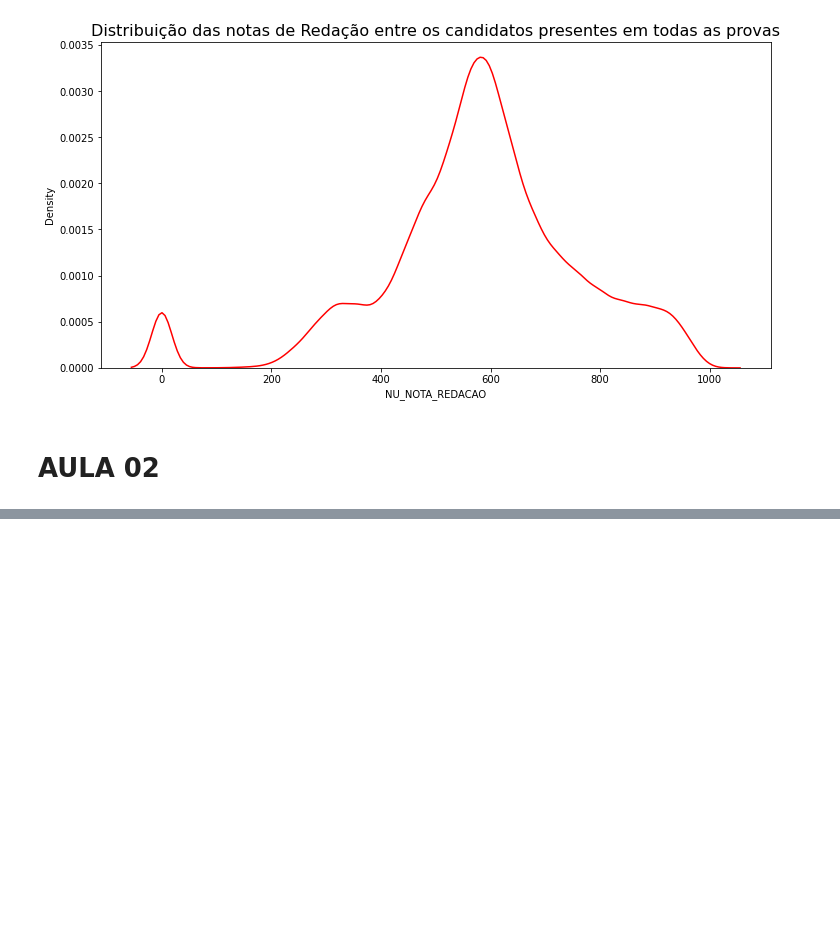
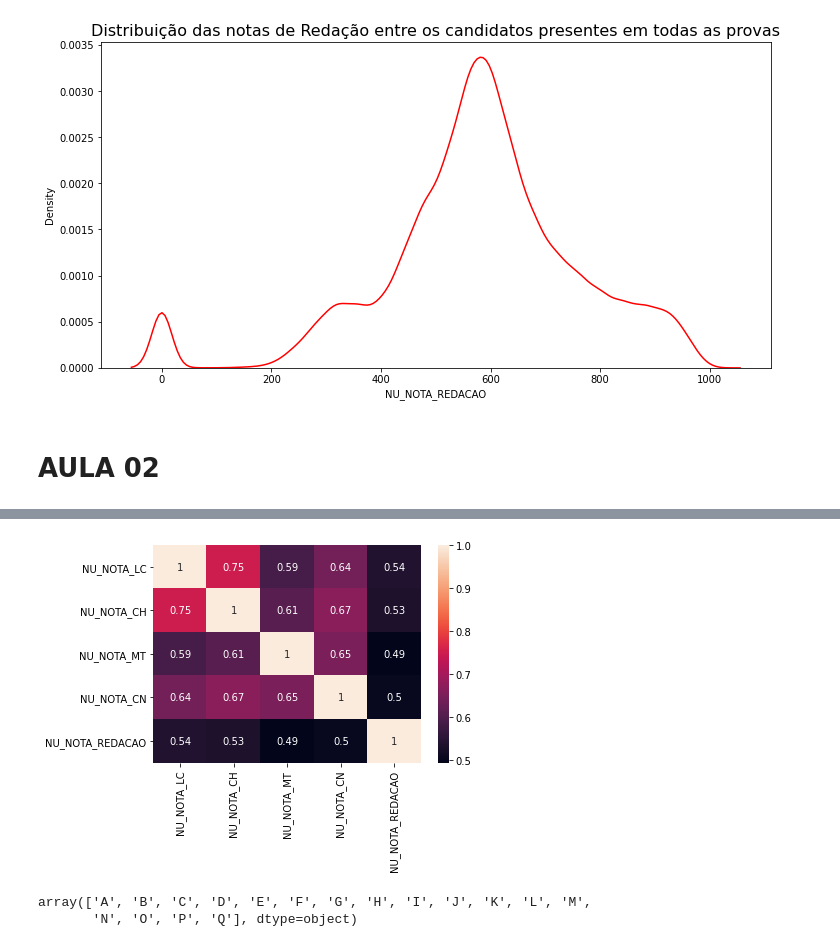
Before and after one commit to ClarisseAlvarenga/lives_twitch, a Jupyter notebook: Imersão_Alura_Dados_2_2020_Clarisse.ipynb, the cells around one changed output, grey strips where cells are left out. Cells and saved outputs as stored; diff of their text form; code cells hidden in the pictures; blank space fills up the shorter version.

```diff
--- a/Imersão_Alura_Dados_2_2020_Clarisse.ipynb
+++ b/Imersão_Alura_Dados_2_2020_Clarisse.ipynb
@@ -554,0 +636,8 @@ ax.set_title('Distribuição das notas de Redação entre os candidatos presente
+# %%
+#calculando a correlação
+corr = dados[provas].corr()
+# %%
+#criando um mapa de calor para as correlações entre as notas
+sns.heatmap(corr, annot=True);
+# %% [output]
+[figure, added]
@@ -554,0 +665,7 @@ ax.set_title('Distribuição das notas de Redação entre os candidatos presente
+# %%
+renda_ordenada = dados['Q006'].unique()
+renda_ordenada.sort()
+renda_ordenada
+# %% [output]
+array(['A', 'B', 'C', 'D', 'E', 'F', 'G', 'H', 'I', 'J', 'K', 'L', 'M',
+       'N', 'O', 'P', 'Q'], dtype=object)
```
Also changed, not shown: parts of 59 cells of this notebook.
